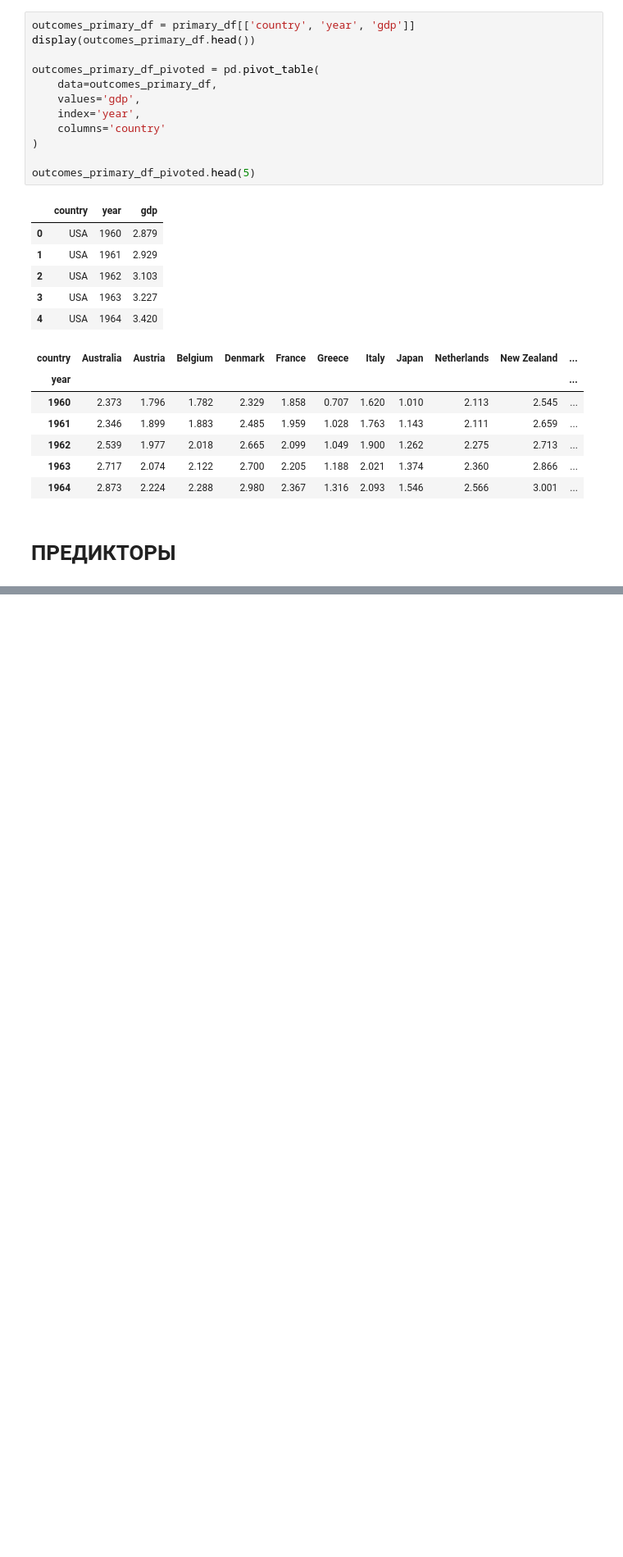
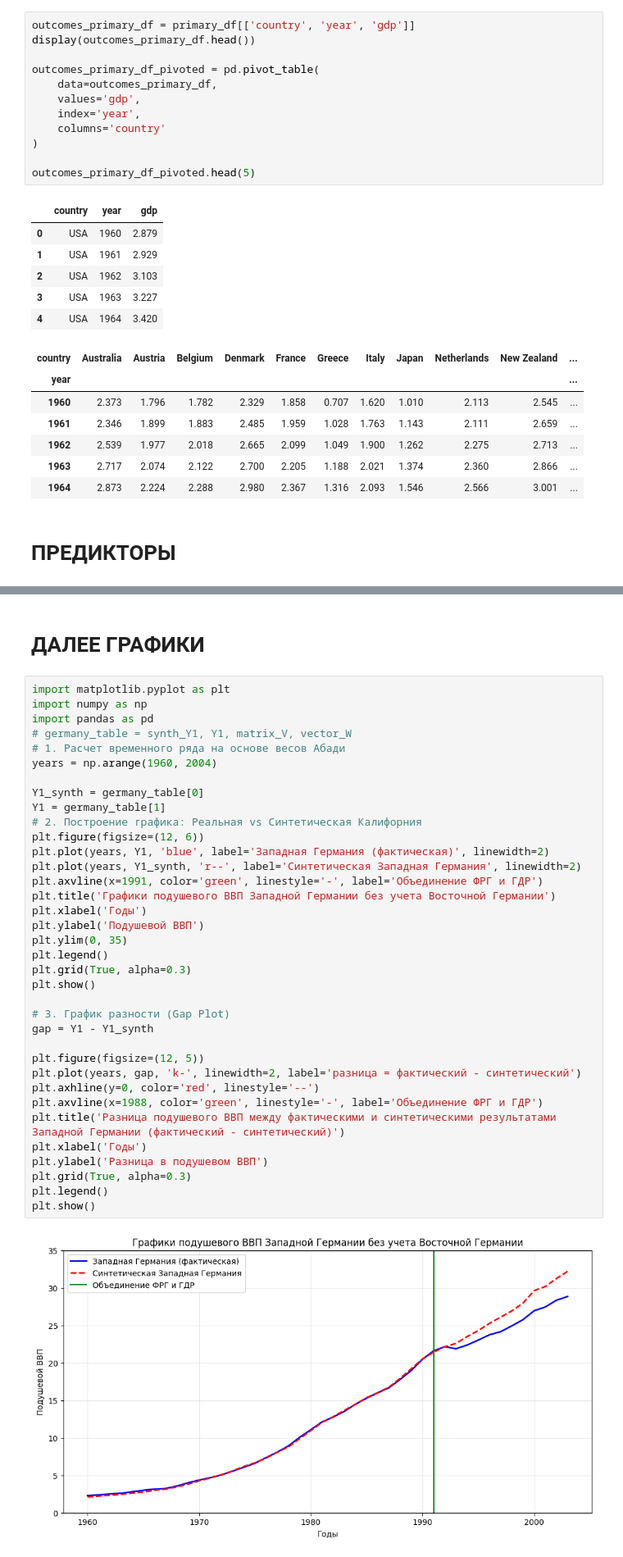
Before and after one commit to Altay02/SCMCourseWork, a Jupyter notebook: germany.ipynb, the cells around one changed output, grey strips where cells are left out. Shown at 82% size. Saved outputs shown, nothing was run; the diff lists cells and outputs as text; blank space fills up the shorter version.

```diff
--- a/germany.ipynb
+++ b/germany.ipynb
@@ -152,0 +140,40 @@ Outcomes Table
+# %% [markdown]
+# ДАЛЕЕ ГРАФИКИ
+# %%
+import matplotlib.pyplot as plt
+import numpy as np
+import pandas as pd
+# germany_table = synth_Y1, Y1, matrix_V, vector_W
+# 1. Расчет временного ряда на основе весов Абади
+years = np.arange(1960, 2004)
+
+Y1_synth = germany_table[0]
+Y1 = germany_table[1]
+# 2. Построение графика: Реальная vs Синтетическая Калифорния
+plt.figure(figsize=(12, 6))
+plt.plot(years, Y1, 'blue', label='Западная Германия (фактическая)', linewidth=2)
+plt.plot(years, Y1_synth, 'r--', label='Синтетическая Западная Германия', linewidth=2)
+plt.axvline(x=1991, color='green', linestyle='-', label='Объединение ФРГ и ГДР')
+plt.title('Графики подушевого ВВП Западной Германии без учета Восточной Германии')
+plt.xlabel('Годы')
+plt.ylabel('Подушевой ВВП')
+plt.ylim(0, 35)
+plt.legend()
+plt.grid(True, alpha=0.3)
+plt.show()
+
+# 3. График разности (Gap Plot)
+gap = Y1 - Y1_synth
+
+plt.figure(figsize=(12, 5))
+plt.plot(years, gap, 'k-', linewidth=2, label='разница = фактический - синтетический')
+plt.axhline(y=0, color='red', linestyle='--')
+plt.axvline(x=1988, color='green', linestyle='-', label='Объединение ФРГ и ГДР')
+plt.title('Разница подушевого ВВП между фактическими и синтетическими результатами Западной Германии (фактический - синтетический)')
+plt.xlabel('Годы')
+plt.ylabel('Разница в подушевом ВВП')
+plt.grid(True, alpha=0.3)
+plt.legend()
+plt.show()
+# %% [output]
+[figure, added]
```
Also changed, not shown: parts of 6 cells of this notebook.
